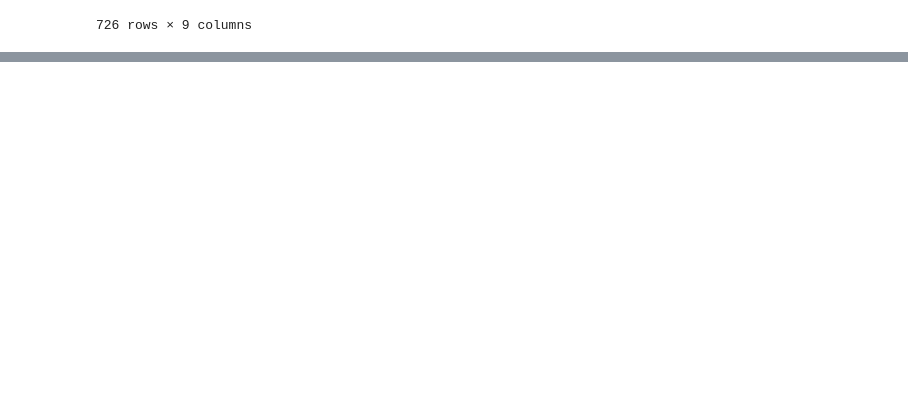
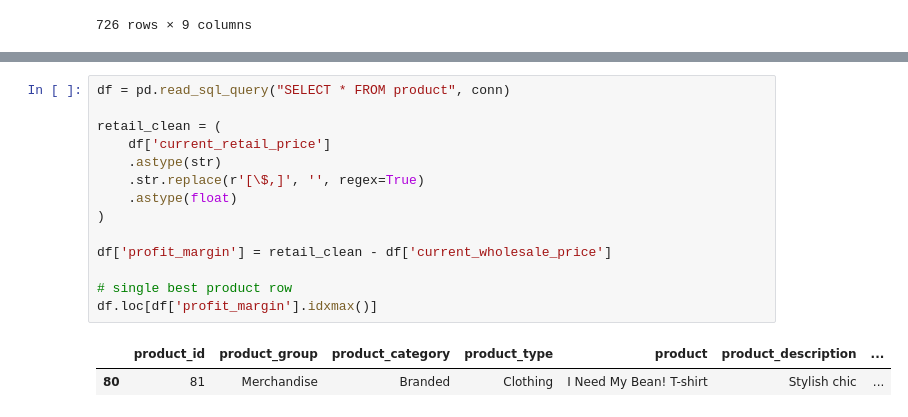
Before and after one commit to izamrosiawan/ss-code-semester-3, a Jupyter notebook: infrastruktur-dan-platform-untuk-sains-data/quiz-m5/belajar-quiz.ipynb, the cells around one changed output, grey strips where cells are left out. Drawn from its saved outputs; the diff is of its cells as text; blank space fills up the shorter version.

```diff
--- a/infrastruktur-dan-platform-untuk-sains-data/quiz-m5/belajar-quiz.ipynb
+++ b/infrastruktur-dan-platform-untuk-sains-data/quiz-m5/belajar-quiz.ipynb
@@ -384,0 +404,17 @@ df[filter]
+# %%
+df = pd.read_sql_query("SELECT * FROM product", conn)
+
+retail_clean = (
+    df['current_retail_price']
+    .astype(str)
+    .str.replace(r'[\$,]', '', regex=True)
+    .astype(float)
+)
+
+df['profit_margin'] = retail_clean - df['current_wholesale_price']
+
+# single best product row
+df.loc[df['profit_margin'].idxmax()]
+# %% [output]
+|  | product_id | product_group | product_category | product_type | product | product_description | ... |
+| 80 | 81 | Merchandise | Branded | Clothing | I Need My Bean! T-shirt | Stylish chic | ... |
```
Also changed, not shown: parts of 5 cells of this notebook.
